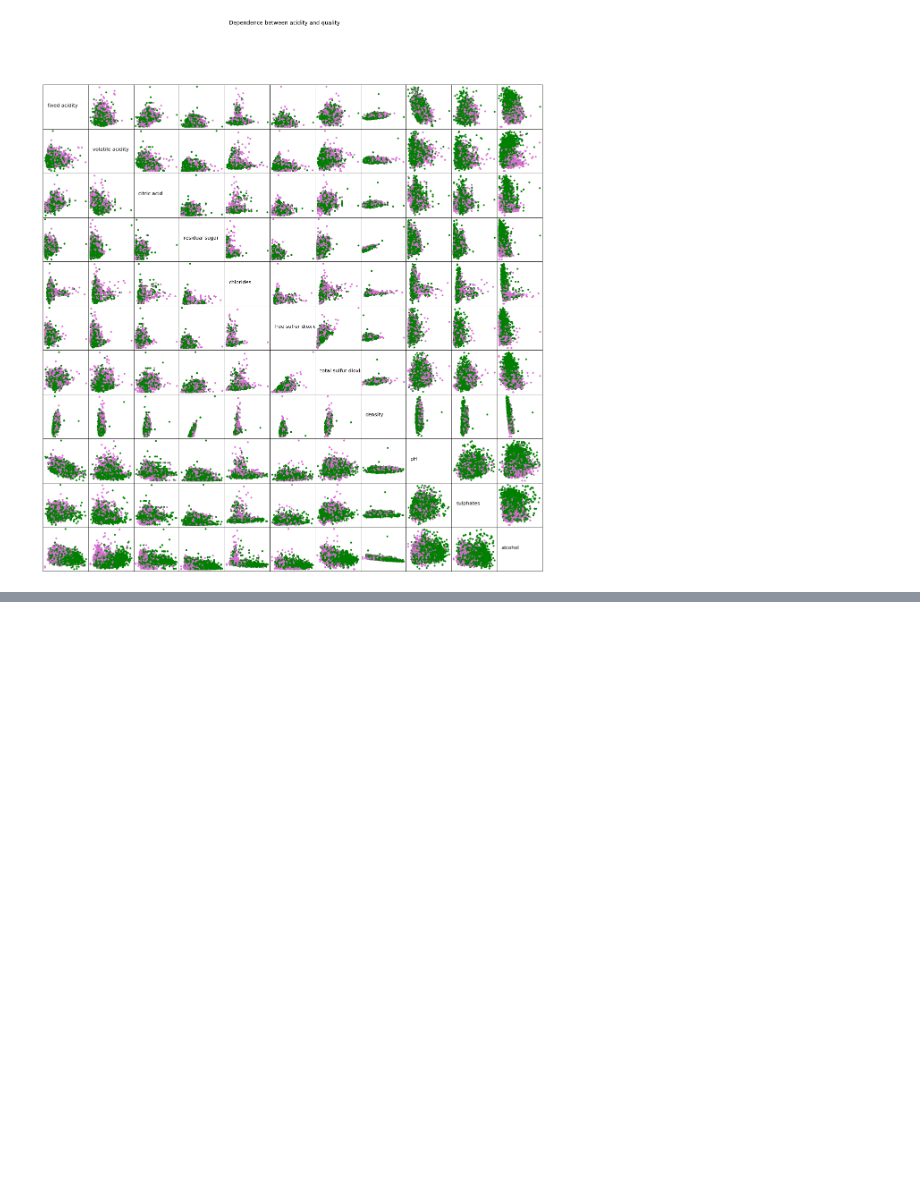
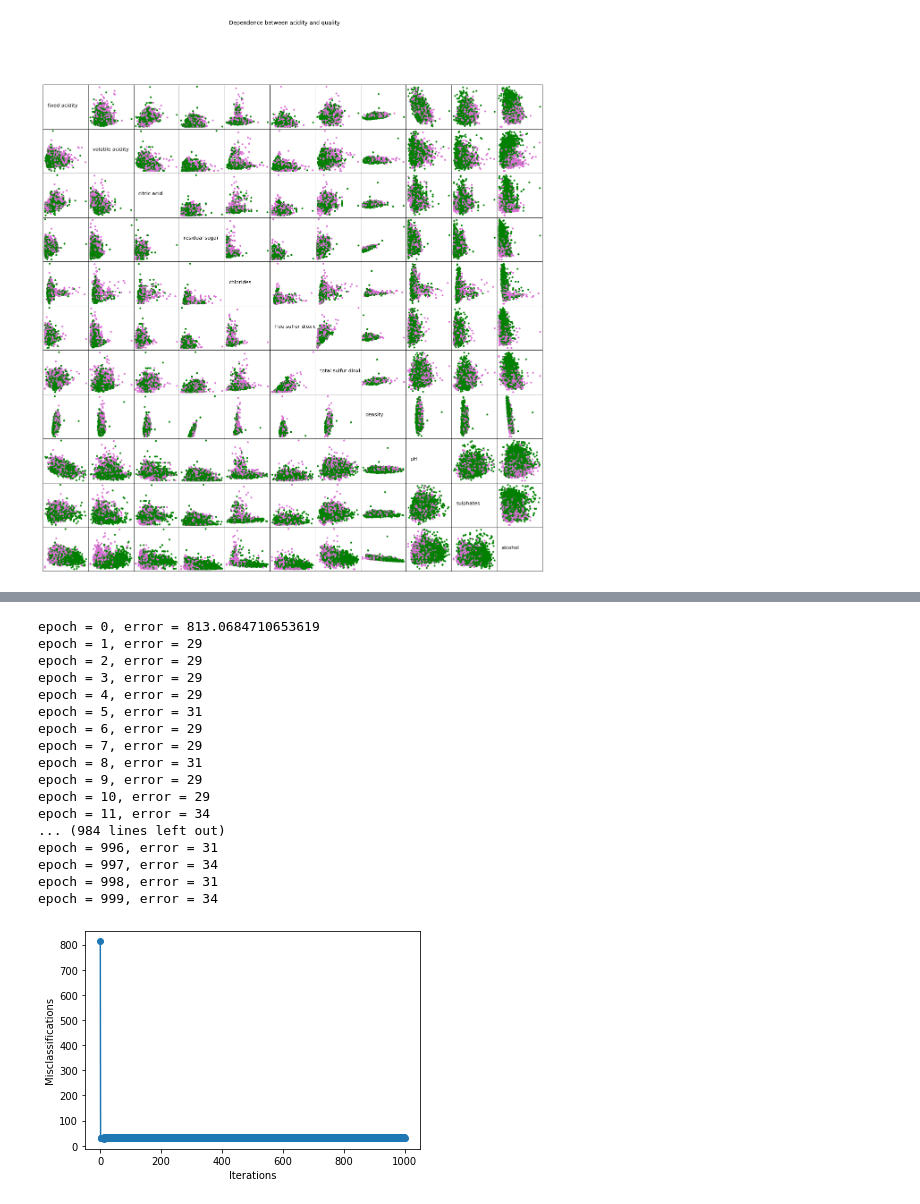
Before and after one commit to tsergien/sommelier, a Jupyter notebook: perceptron.ipynb, the cells around one changed output, grey strips where cells are left out. Drawn from its saved outputs; the diff is of its cells as text; code cells hidden in the pictures; blank space fills up the shorter version.

```diff
--- a/perceptron.ipynb
+++ b/perceptron.ipynb
@@ -111,0 +61,76 @@ error: 0.5347091932457786
+# %%
+# V.2
+
+import random
+random.seed(777)
+threshold = 8
+
+
+class Perceptron(object):
+
+    def __init__(self, learning_rate =0.01, epochs=50):
+        self.learning_rate = learning_rate
+        self.epochs = epochs
+        self.res = []
+        self.current_epoch = 0
+
+    def error(self, y: list, d: list) -> float:
+        return sum([abs(d[i] - y[i]) for i in range(len(d))])
+
+    def do_step(self, x, y, d):
+        print(f'epoch = {self.current_epoch}, error = {self.res[-1][1]}')
+        for j in range(len(x)): # for each row in data
+            y[j] = int(sum([self.w[i] * x[j][i] for i in range(len(x[j]))]) >= threshold)
+            for i in range(len(x[j])):
+                self.w[i] += self.learning_rate * (d[j] - y[j]) * x[j][i]
+        self.current_epoch +=1
+        self.res.append([self.current_epoch, self.error(y, d), self.w, y])
+
+    def train(self, x, d):
+        self.w = [random.random() for i in range(len(x))]
+        y = [random.random() for _ in range(len(x))]
+
+        self.res.append([self.current_epoch, self.error(y, d), self.w, y])
+        if self.epochs != 0:
+            for _ in range(self.epochs):
+                self.do_step(x, y, d)
+        else:
+            while self.res[-1][1] > 0:
+                self.do_step(x, y, d)
+        return self.res
+
+
+
+
+learning_rate = 0.01
+perceptron = Perceptron(learning_rate, 1000)
+x = red_df[['pH', 'alcohol']].values
+# x = red_df.values
+d = red_df['quality'] >= threshold
+perceptron.train(x, d)
+
+
+errors = [perceptron.res[i][1]  for i in range(len(perceptron.res))]
+plt.plot(range(len(errors)) ,errors, marker='o')
+plt.xlabel('Iterations')
+plt.ylabel('Misclassifications')
+plt.show()
+# %% [output]
+epoch = 0, error = 813.0684710653619
+epoch = 1, error = 29
+epoch = 2, error = 29
+epoch = 3, error = 29
+epoch = 4, error = 29
+epoch = 5, error = 31
+epoch = 6, error = 29
+epoch = 7, error = 29
+epoch = 8, error = 31
+epoch = 9, error = 29
+epoch = 10, error = 29
+epoch = 11, error = 34
+... (984 lines left out)
+epoch = 996, error = 31
+epoch = 997, error = 34
+epoch = 998, error = 31
+epoch = 999, error = 34
+[figure, added]
```
Also changed, not shown: parts of 1 cell of this notebook.
